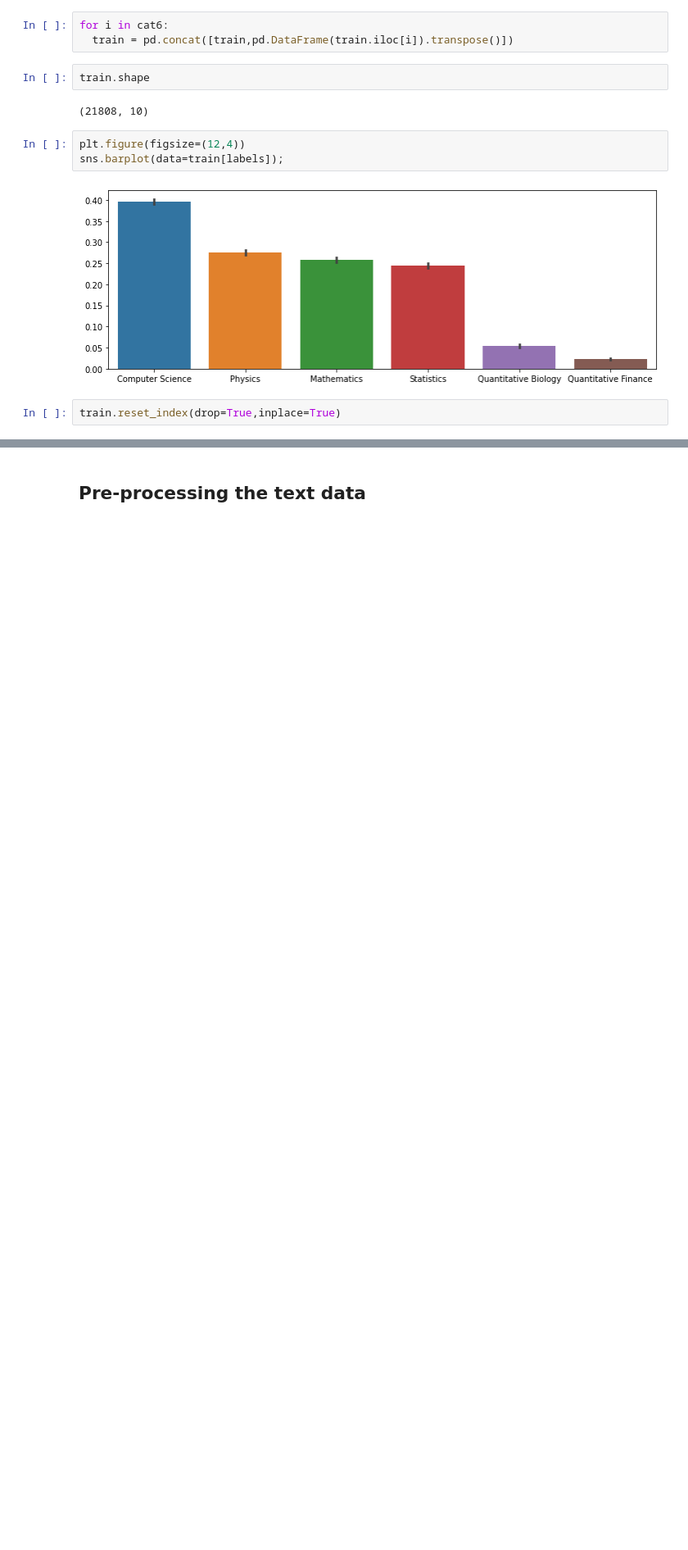
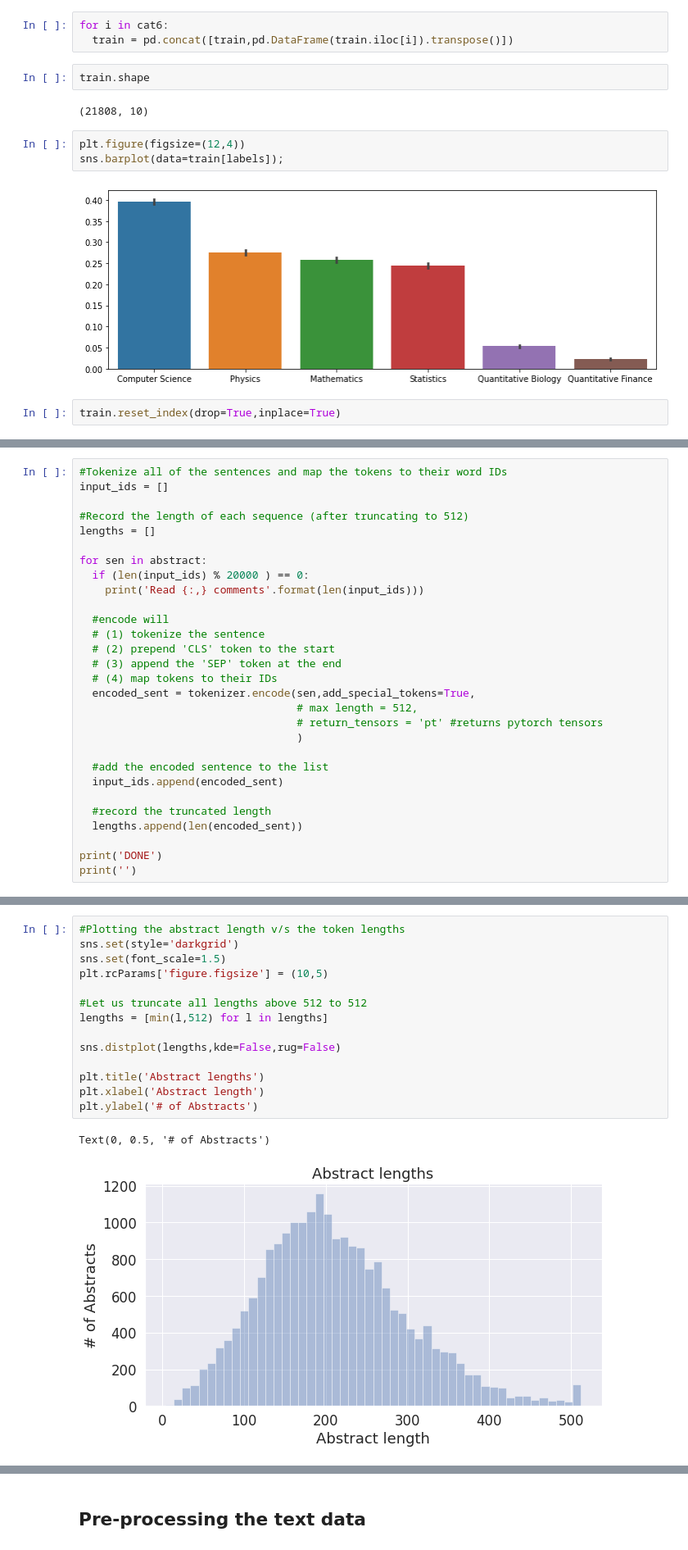
Before and after one commit to ishitashah23/AV-Janatahack-NLP-classification, a Jupyter notebook: Team TWDS_AV_NLP Hackathon.ipynb, the cells around one changed output, grey strips where cells are left out. Shown at 82% size. Drawn from its saved outputs; the diff is of its cells as text; blank space fills up the shorter version.

```diff
--- a/Team TWDS_AV_NLP Hackathon.ipynb
+++ b/Team TWDS_AV_NLP Hackathon.ipynb
@@ -208,0 +317,29 @@ X.tail()
+# %%
+#Tokenize all of the sentences and map the tokens to their word IDs
+input_ids = []
+
+#Record the length of each sequence (after truncating to 512)
+lengths = []
+
+for sen in abstract:
+  if (len(input_ids) % 20000 ) == 0:
+    print('Read {:,} comments'.format(len(input_ids)))
+
+  #encode will
+  # (1) tokenize the sentence
+  # (2) prepend 'CLS' token to the start
+  # (3) append the 'SEP' token at the end
+  # (4) map tokens to their IDs
+  encoded_sent = tokenizer.encode(sen,add_special_tokens=True,
+                                  # max length = 512,
+                                  # return_tensors = 'pt' #returns pytorch tensors
+                                  )
+
+  #add the encoded sentence to the list
+  input_ids.append(encoded_sent)
+
+  #record the truncated length
+  lengths.append(len(encoded_sent))
+
+print('DONE')
+print('')
@@ -208,0 +382,17 @@ X.tail()
+# %%
+#Plotting the abstract length v/s the token lengths
+sns.set(style='darkgrid')
+sns.set(font_scale=1.5)
+plt.rcParams['figure.figsize'] = (10,5)
+
+#Let us truncate all lengths above 512 to 512
+lengths = [min(l,512) for l in lengths]
+
+sns.distplot(lengths,kde=False,rug=False)
+
+plt.title('Abstract lengths')
+plt.xlabel('Abstract length')
+plt.ylabel('# of Abstracts')
+# %% [output]
+Text(0, 0.5, '# of Abstracts')
+[figure, added]
```
Also changed, not shown: parts of 70 cells of this notebook, 1 other file.
